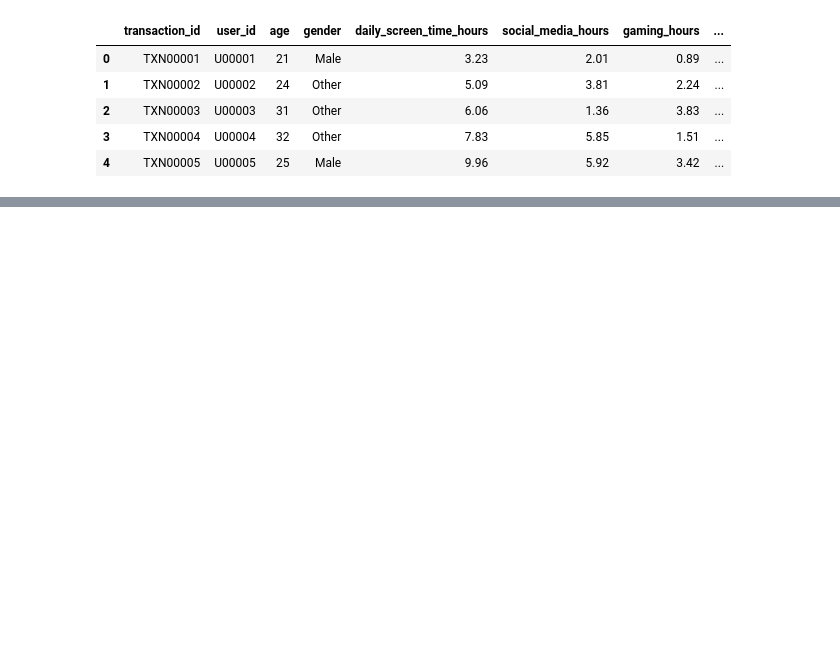
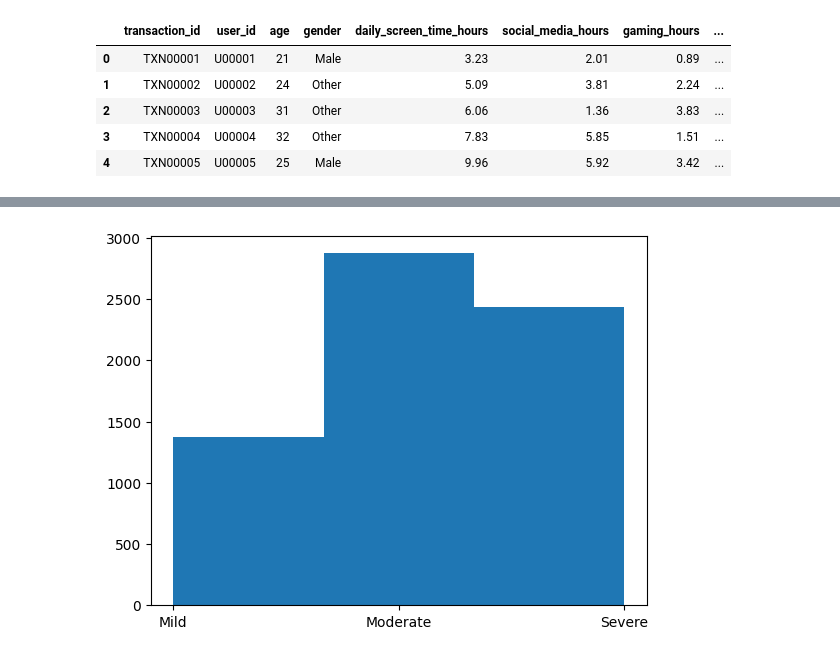
Before and after one commit to BugBananaLiver/Smartphone_Addiction_Analysis, a Jupyter notebook: Data_Cleanup.ipynb, the cells around one changed output, grey strips where cells are left out. Saved outputs shown, nothing was run; the diff lists cells and outputs as text; code cells hidden in the pictures; blank space fills up the shorter version.

Commit message:
initial visualizations show no correlation

```diff
--- a/Data_Cleanup.ipynb
+++ b/Data_Cleanup.ipynb
@@ -12,0 +126,2 @@ df.head()
+# %%
+df = df.dropna()
@@ -12,0 +191,3 @@ df.head()
+# %%
+df['addicted_label'] = df['addicted_label'].replace({1:'Yes', 0:'No'})
+print(df.head())
@@ -12,0 +248,5 @@ df.head()
+# %%
+plt.hist(df['addiction_level'], bins=3)
+plt.show()
+# %% [output]
+[figure, added]
```
Also changed, not shown: parts of 29 cells of this notebook.
